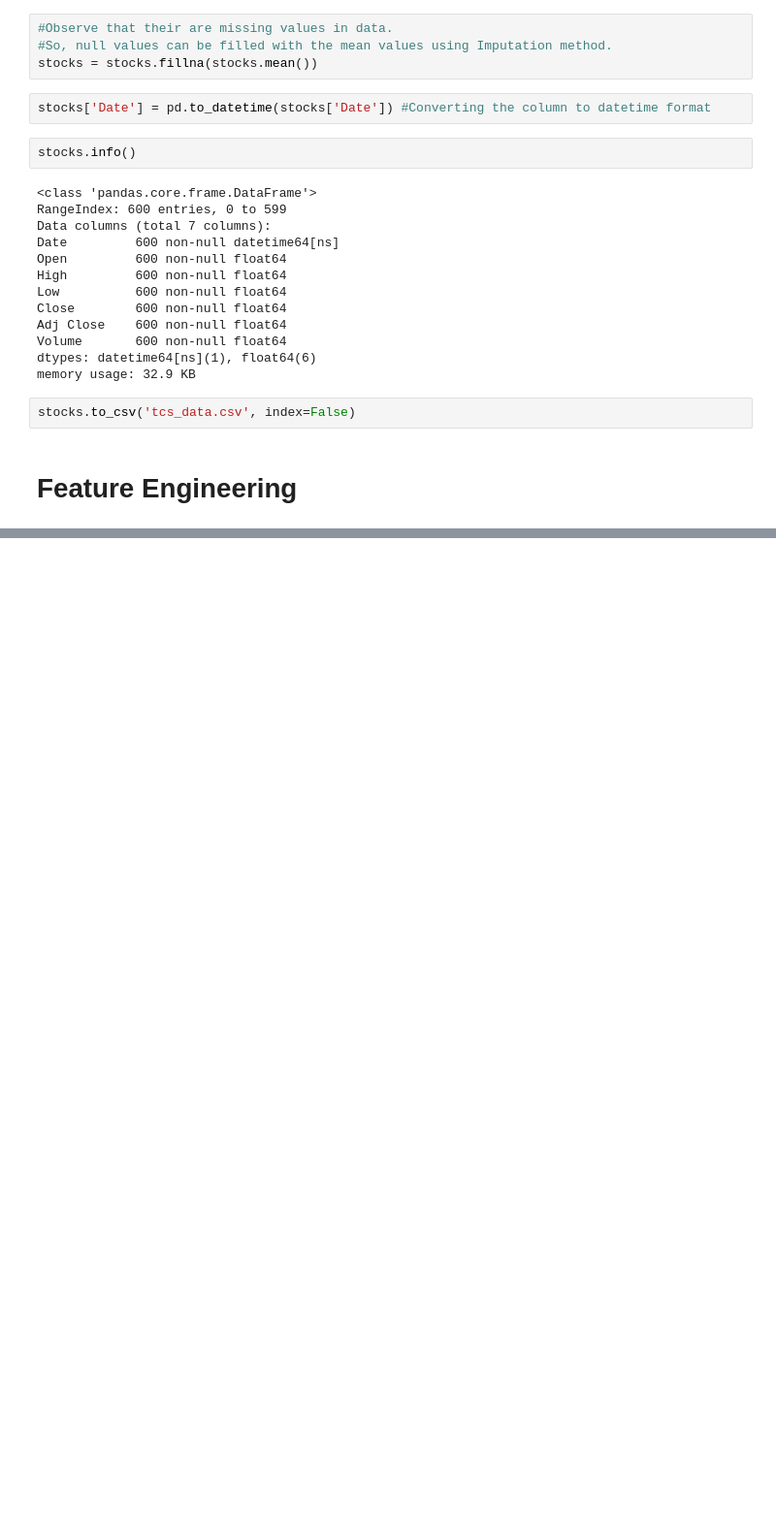
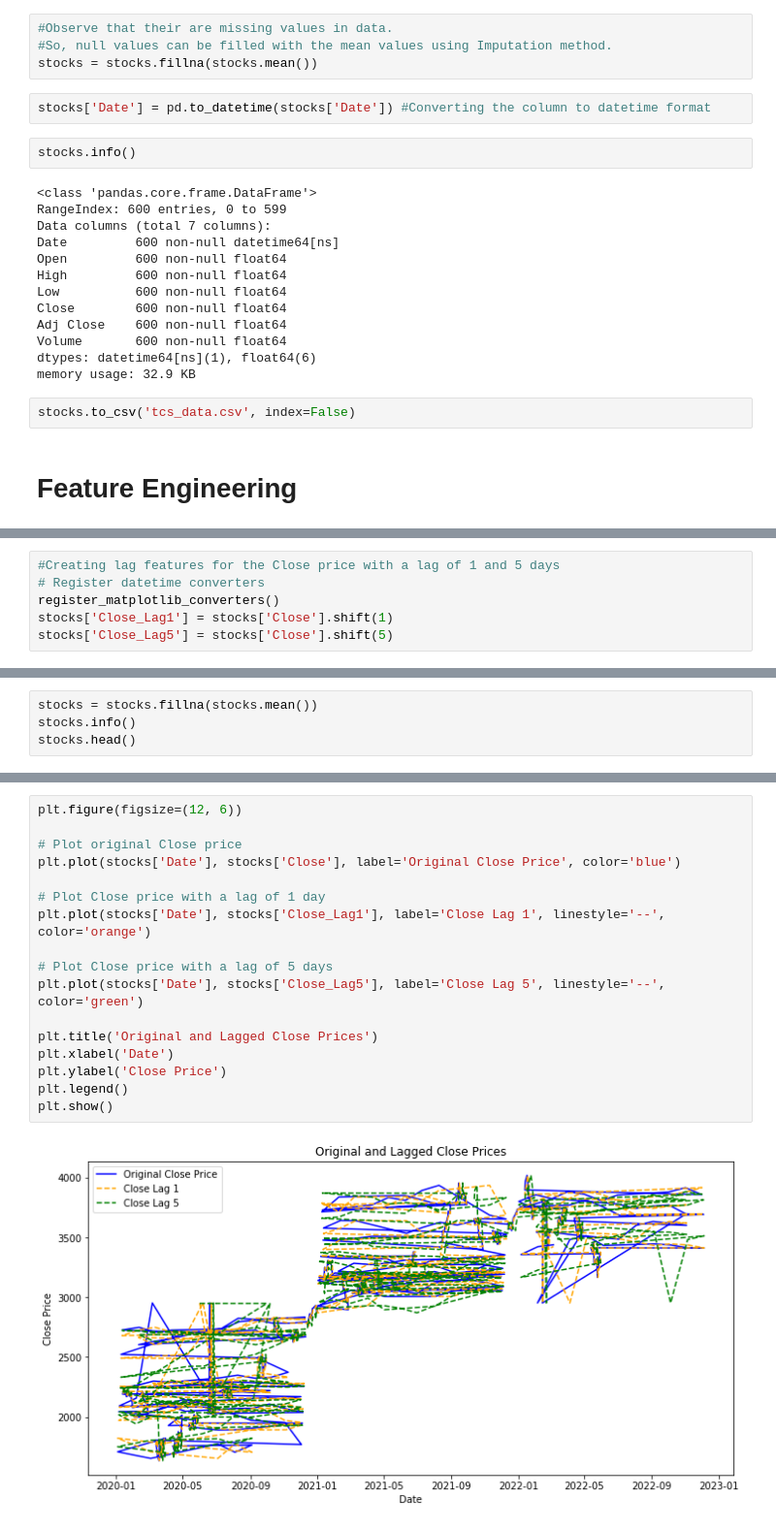
Before and after one commit to paraschavre22/stock_price_prediction, a Jupyter notebook: Stock_Market_Prediction.ipynb, the cells around one changed output, grey strips where cells are left out. Shown at 97% size. Drawn from its saved outputs; the diff is of its cells as text; blank space fills up the shorter version.

Commit message:
Implementing Lag Feature with Shift 1 and 5

```diff
--- a/Stock_Market_Prediction.ipynb
+++ b/Stock_Market_Prediction.ipynb
@@ -57,0 +69,6 @@ stocks.to_csv('tcs_data.csv', index=False)
+# %%
+#Creating lag features for the Close price with a lag of 1 and 5 days
+# Register datetime converters
+register_matplotlib_converters()
+stocks['Close_Lag1'] = stocks['Close'].shift(1)
+stocks['Close_Lag5'] = stocks['Close'].shift(5)
@@ -57,0 +92,4 @@ stocks.to_csv('tcs_data.csv', index=False)
+# %%
+stocks = stocks.fillna(stocks.mean())
+stocks.info()
+stocks.head()
@@ -57,0 +117,19 @@ stocks.to_csv('tcs_data.csv', index=False)
+# %%
+plt.figure(figsize=(12, 6))
+
+# Plot original Close price
+plt.plot(stocks['Date'], stocks['Close'], label='Original Close Price', color='blue')
+
+# Plot Close price with a lag of 1 day
+plt.plot(stocks['Date'], stocks['Close_Lag1'], label='Close Lag 1', linestyle='--', color='orange')
+
+# Plot Close price with a lag of 5 days
+plt.plot(stocks['Date'], stocks['Close_Lag5'], label='Close Lag 5', linestyle='--', color='green')
+
+plt.title('Original and Lagged Close Prices')
+plt.xlabel('Date')
+plt.ylabel('Close Price')
+plt.legend()
+plt.show()
+# %% [output]
+[figure, added]
```
Also changed, not shown: parts of 8 cells of this notebook.
